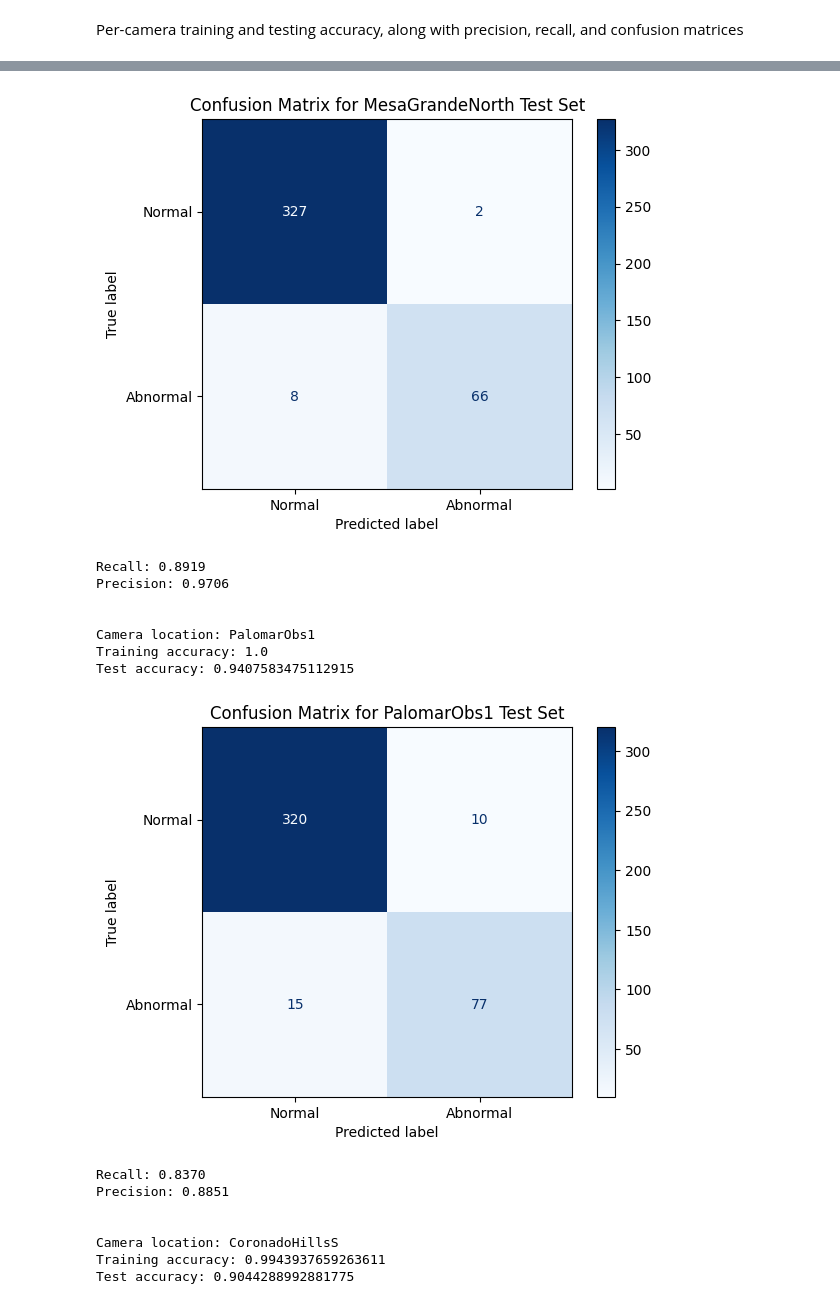
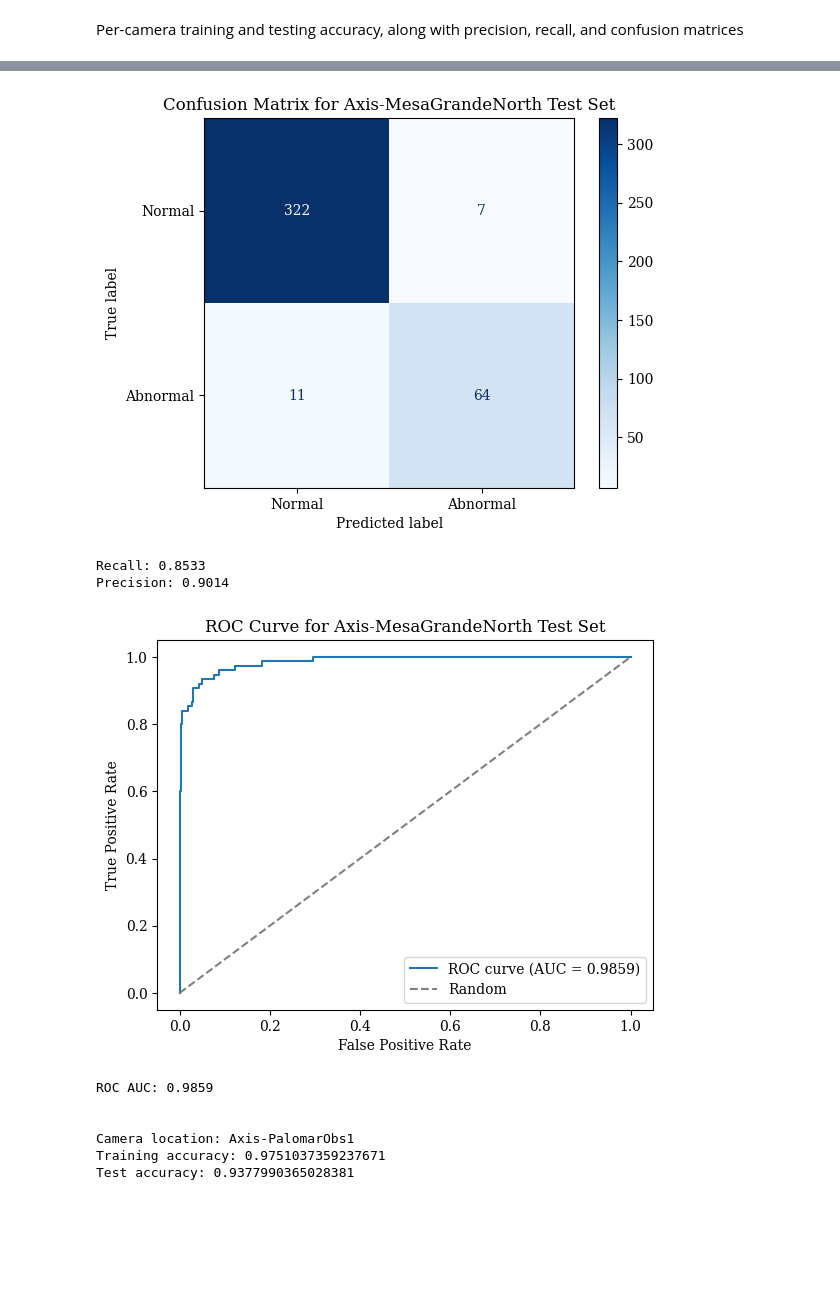
Before and after one commit to ModernNeesh/alertcalifornia-anomaly-detection, a Jupyter notebook: model_test_runs_finalized.ipynb, the cells around one changed output, grey strips where cells are left out. Cells and saved outputs as stored; diff of their text form; code cells hidden in the pictures; blank space fills up the shorter version.

Commit message:
Final updates; made edits so that model trains properly with newly formatted data

```diff
--- a/model_test_runs_finalized.ipynb
+++ b/model_test_runs_finalized.ipynb
@@ -43,6 +46,5 @@ train_dataloader, val_dataloader, test_dataloader = dataloading.get_train_val_te
 Instantiating the pre-trained model
 # %%
 encoder = models.create_encoder()
-encoder.to(device)
-encoder.load_state_dict(torch.load('weights/model_weights_camera_10-27-25.pth', map_location=device, weights_only=True));
+encoder.to(device);
 # %% [output]
@@ -88,16 +102,13 @@ dataloading.save_full_embeddings(encoder, test_dataloader,
 
 
 #Embeddings of training data, used to train the classification head
-train_embeddings, train_labels, train_img_urls, train_a_ids = dataloading.load_full_embeddings(train, "train_embeddings", persist_directory = "embedding_data/")
+train_embeddings, train_labels, train_img_urls, train_a_ids, train_camera_locations = dataloading.load_full_embeddings(train, "train_embeddings", persist_directory = "embedding_data/")
 train_embedding_dataloader = dataloading.embedding_to_dataloader(train_embeddings, train_labels, batch_size=32, generator = g)
 
 #Embeddings of validation data, used to display results
-test_embeddings, test_labels, test_img_urls, test_a_ids = dataloading.load_full_embeddings(test, "test_embeddings", persist_directory = "embedding_data/")
+test_embeddings, test_labels, test_img_urls, test_a_ids, test_camera_locations = dataloading.load_full_embeddings(test, "test_embeddings", persist_directory = "embedding_data/")
 # %% [markdown]
 Visualizing the first two principal axes of the embedding space
 # %%
 reduced_embeddings, labels = model_functions.reduce_pca(train_embeddings, train_labels, dimensions=10)
-# %%
-train_camera_locations = train_img_urls.str.extract(r'Axis-(\w+)/', expand=False)
-test_camera_locations = test_img_urls.str.extract(r'Axis-(\w+)/', expand=False)
 # %%
@@ -137,7 +146,7 @@ ClassificationHead(
 # %% [markdown]
 Testing classification head outputs
 # %%
-from sklearn.metrics import confusion_matrix, ConfusionMatrixDisplay
+from sklearn.metrics import confusion_matrix, ConfusionMatrixDisplay, roc_curve, roc_auc_score
 
 def plot_confusion_matrix(true_labels, pred_labels, title):
     cm = confusion_matrix(true_labels, pred_labels)
@@ -150,6 +159,27 @@ def plot_confusion_matrix(true_labels, pred_labels, title):
     precision = cm[1, 1] / (cm[0, 1] + cm[1, 1]) if (cm[0, 1] + cm[1, 1]) > 0 else 0
     print(f"Recall: {recall:.4f}")
     print(f"Precision: {precision:.4f}")
+
+def plot_roc_curve(true_labels, outputs, title):
+    true_labels = true_labels.detach().cpu().numpy()
+    positive_scores = torch.softmax(outputs.detach().cpu(), dim=-1)[:, 1].numpy()
+
+    if len(np.unique(true_labels)) < 2:
+        print("ROC AUC: undefined (only one class present)")
+        return
+
+    fpr, tpr, _ = roc_curve(true_labels, positive_scores)
+    roc_auc = roc_auc_score(true_labels, positive_scores)
+
+    plt.figure()
+    plt.plot(fpr, tpr, label=f"ROC curve (AUC = {roc_auc:.4f})")
+    plt.plot([0, 1], [0, 1], linestyle="--", color="gray", label="Random")
+    plt.xlabel("False Positive Rate")
+    plt.ylabel("True Positive Rate")
+    plt.title(title)
+    plt.legend(loc="lower right")
+    plt.show()
+    print(f"ROC AUC: {roc_auc:.4f}")
 # %% [markdown]
 Overall training and testing accuracy
 # %%
@@ -193,5 +238,6 @@ for location in train_camera_locations.unique():
     print(f"Training accuracy: {location_train_acc}")
     print(f"Test accuracy: {location_test_acc}")
     plot_confusion_matrix(location_test_labels.cpu(), torch.argmax(location_test_outputs, dim=-1).cpu(), title=f"Confusion Matrix for {location} Test Set")
+    plot_roc_curve(location_test_labels, location_test_outputs, title=f"ROC Curve for {location} Test Set")
     print("\n")
 # %% [output]
@@ -201,16 +247,10 @@ Test accuracy: 0.9751861095428467
-[figure, old version]
+[figure, new version]
-Recall: 0.8919
-Precision: 0.9706
-
-
-Camera location: PalomarObs1
-Training accuracy: 1.0
-Test accuracy: 0.9407583475112915
+Recall: 0.8533
+Precision: 0.9014
-[figure, old version]
+[figure, new version]
-Recall: 0.8370
-Precision: 0.8851
+ROC AUC: 0.9859
 
 
-Camera location: CoronadoHillsS
-Training accuracy: 0.9943937659263611
-Test accuracy: 0.9044288992881775
+Camera location: Axis-PalomarObs1
+Training accuracy: 0.9751037359237671
+Test accuracy: 0.9377990365028381
```
Also changed, not shown: parts of 10 cells of this notebook, 13 other files.
